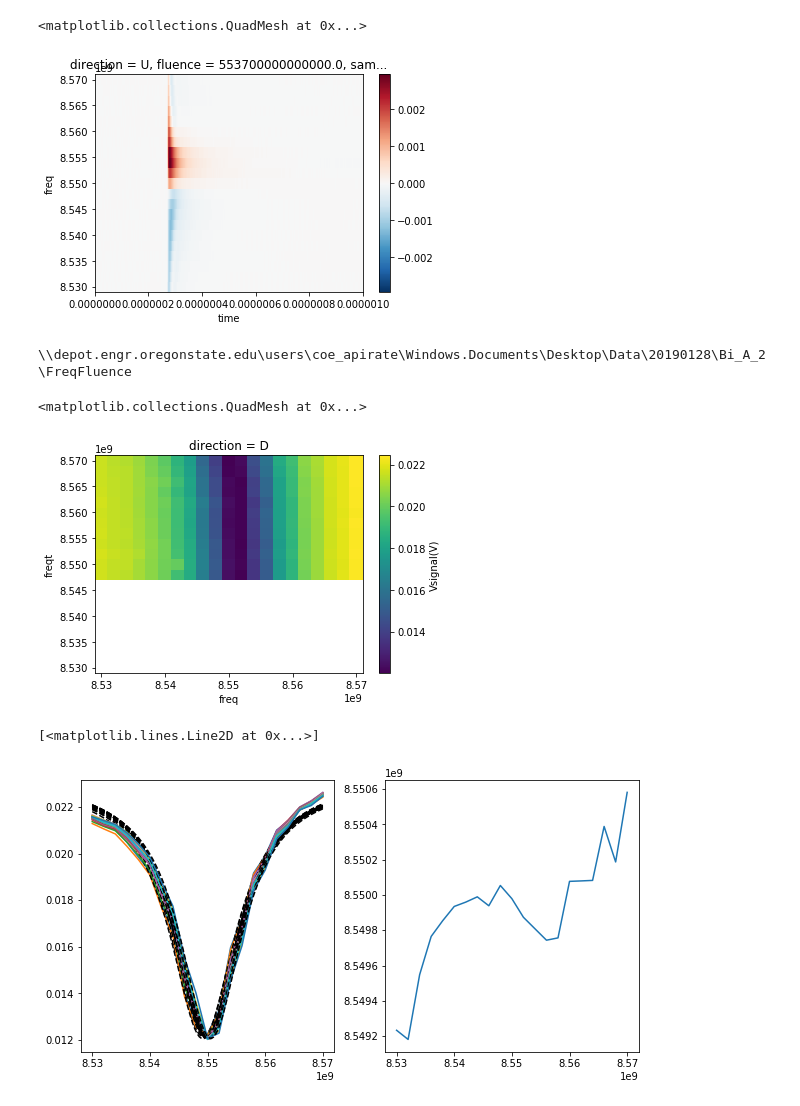
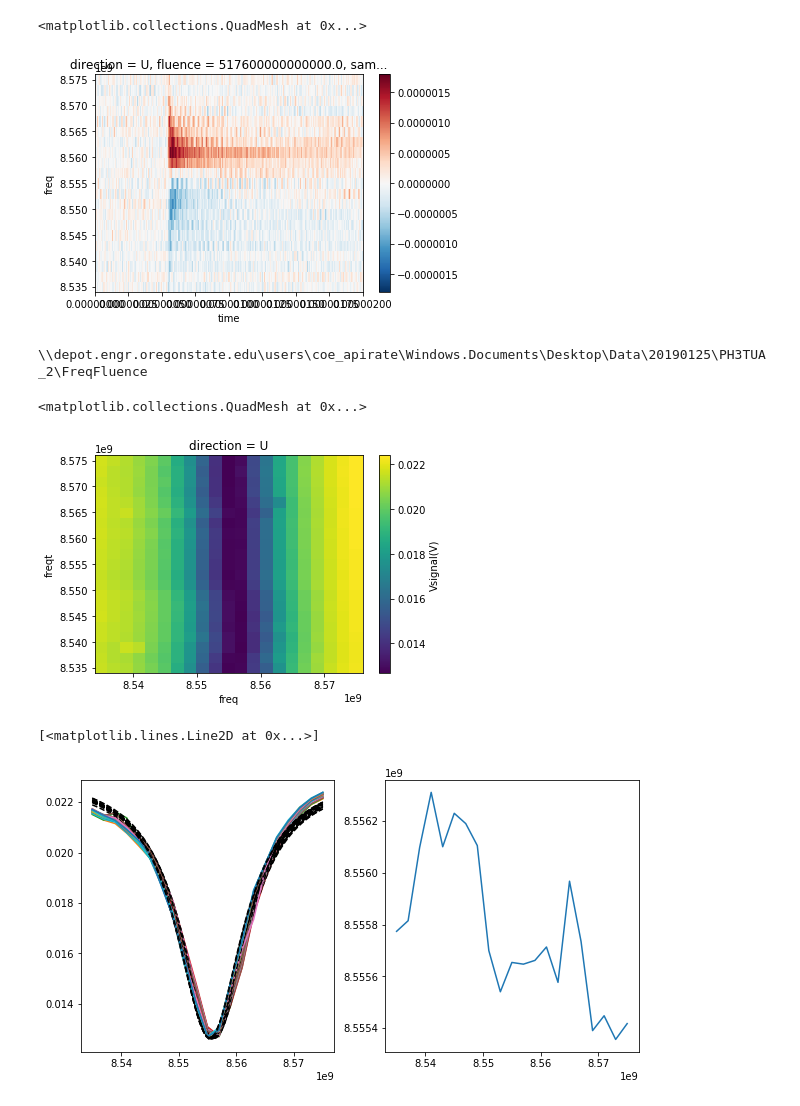
Before and after one commit to aspitarl/TRMC, a Jupyter notebook: RawDataAnalysis.ipynb, the cells around one changed output. Cells and saved outputs as stored; diff of their text form; code cells hidden in the pictures.

Commit message:
finish making raw data analysis notebook

```diff
--- a/RawDataAnalysis.ipynb
+++ b/RawDataAnalysis.ipynb
@@ -35,7 +35,7 @@ from collections import OrderedDict
 import easygui
 # %%
 basedir = '\\\\depot.engr.oregonstate.edu\\users\\coe_apirate\\Windows.Documents\\Desktop\\Data'
-sampledir = os.path.join(basedir,'20190128\Bi_A_2')
+sampledir = os.path.join(basedir,'20190125\PH3TUA_2')
 sampdict = {'s' :sampledir}
 # %%
 da_sw = load.sweeps2ds(sampdict)['Vsignal(V)']
@@ -78,7 +74,7 @@ plt.plot(da_dv.indexes['fluence'])
 da_dv.sel(sample = 's').isel(fluence = -1).sel(direction = 'U').plot()
 # %% [output]
 <matplotlib.collections.QuadMesh at 0x...>
-[figure, old version]
+[figure, new version]
 # %%
 direc = os.path.join(fps['s'],'FreqFluence')
 print(direc)
@@ -97,12 +93,12 @@ for direction,freqt in fpsdcs.index:
 
 da_dcs = xr.merge(das)['Vsignal(V)']
 # %% [output]
-\\depot.engr.oregonstate.edu\users\coe_apirate\Windows.Documents\Desktop\Data\20190128\Bi_A_2\FreqFluence
+\\depot.engr.oregonstate.edu\users\coe_apirate\Windows.Documents\Desktop\Data\20190125\PH3TUA_2\FreqFluence
 # %%
-da_dcs.sel(direction = 'D').plot()
+da_dcs.sel(direction = 'U').plot()
 # %% [output]
 <matplotlib.collections.QuadMesh at 0x...>
-[figure, old version]
+[figure, new version]
 # %%
 Rinf = 0.02125
 f0 = 8.555e9
@@ -136,7 +132,7 @@ freqts = da.indexes['freqt']
 axes[1].plot(freqts,f0s)
 # %% [output]
 [<matplotlib.lines.Line2D at 0x...>]
-[figure, old version]
+[figure, new version]
 # %%
 da_bv.sel(sample = 's', direction = 'U').plot()
 # %% [output]
```
Also changed, not shown: parts of 21 cells of this notebook.
